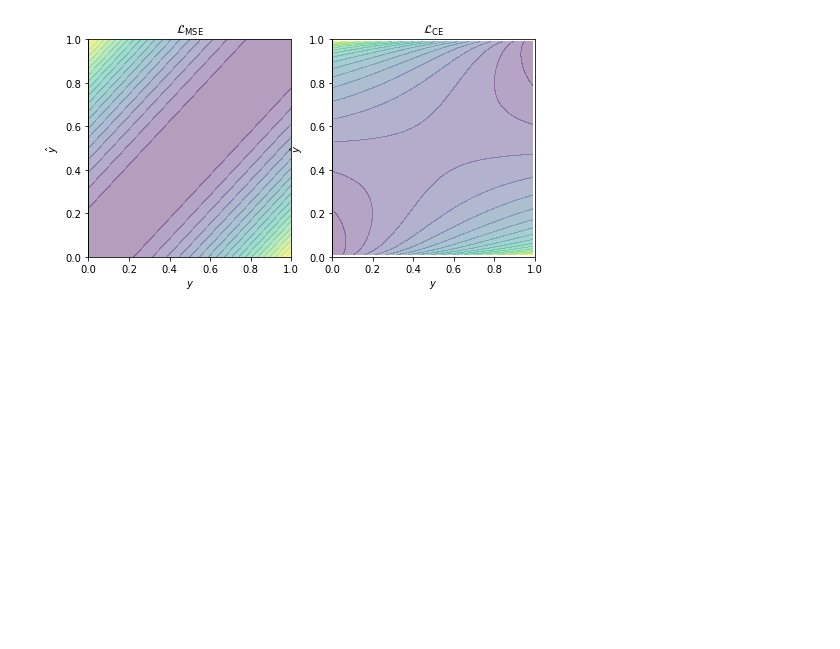
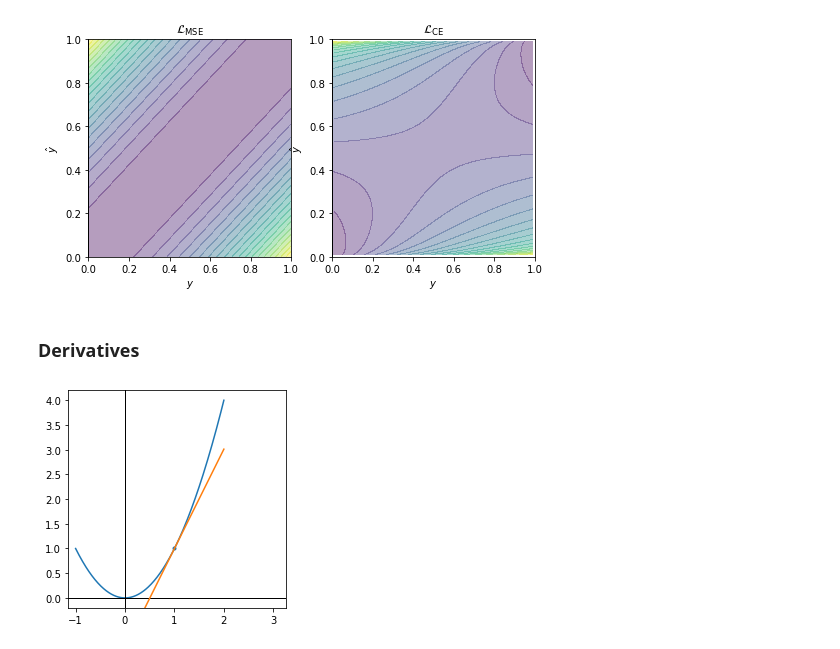
Before and after one commit to ohshane/google-ml-bootcamp-2023, a Jupyter notebook: Coursera/Week02.ipynb, the cells around one changed output. Saved outputs shown, nothing was run; the diff lists cells and outputs as text; code cells hidden in the pictures; blank space fills up the shorter version.

Commit message:
week02 added derivatives

```diff
--- a/Coursera/Week02.ipynb
+++ b/Coursera/Week02.ipynb
@@ -119,3 +119,24 @@ plt.ylim(0,1)
 plt.show()
 # %% [output]
 [figure]
+# %% [markdown]
+### Derivatives
+# %%
+import matplotlib.pyplot as plt
+
+x = np.linspace(-1, 2, 301)
+y = x**2
+
+i = np.where(1.0 <= x)[0][0]
+dy = y[i+1] - y[i]
+dx = x[i+1] - x[i]
+
+plt.plot(x, y)
+plt.axvline(0, lw=1, c='k')
+plt.axhline(0, lw=1, c='k')
+plt.axis('square')
+plt.scatter(x[i], y[i], marker='.')
+plt.plot([x[i]-100*dx, x[i]+100*dx], [y[i]-100*dy, y[i]+100*dy])
+plt.show()
+# %% [output]
+[figure, added]
```
Also changed, not shown: parts of 2 cells of this notebook.
